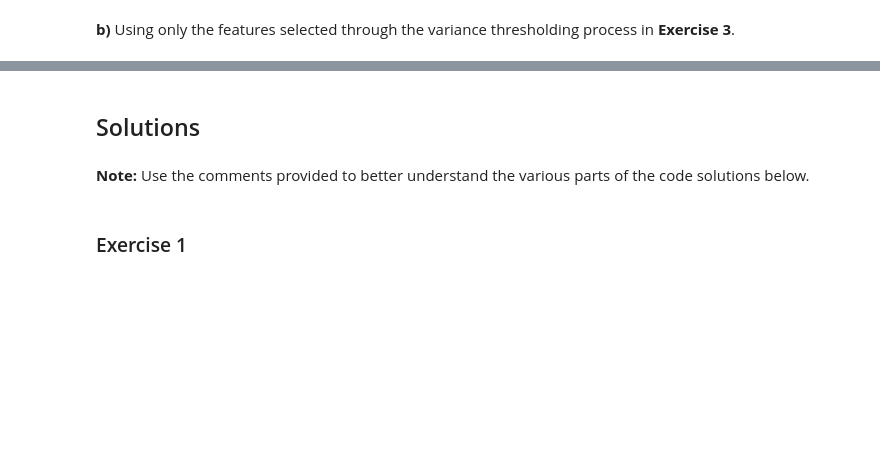
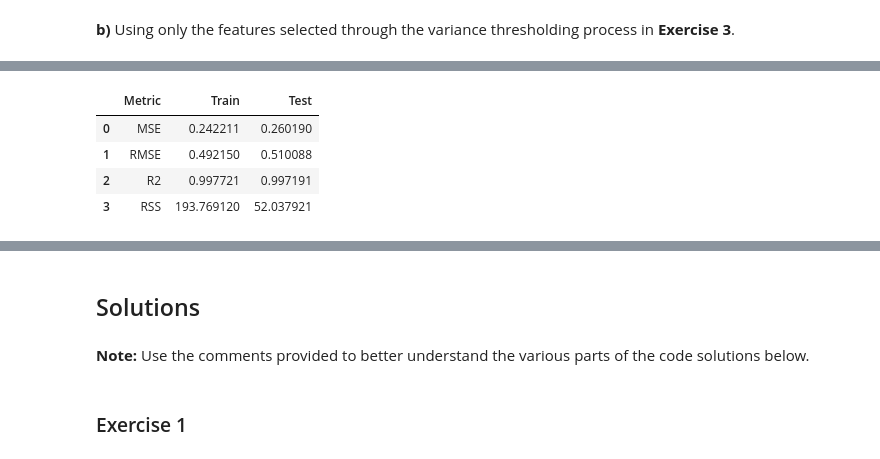
Before and after one commit to ndegwaanth/alX-datascience, a Jupyter notebook: machine_learning/notebooks/week2/Variables_and_variable_selection_exercise.ipynb, the cells around one changed output, grey strips where cells are left out. Drawn from its saved outputs; the diff is of its cells as text; code cells hidden in the pictures; blank space fills up the shorter version.

```diff
--- a/machine_learning/notebooks/week2/Variables_and_variable_selection_exercise.ipynb
+++ b/machine_learning/notebooks/week2/Variables_and_variable_selection_exercise.ipynb
@@ -226,0 +425,4 @@ Train two linear regression models:
+# %%
+# training and testing predictions using the selected features
+y_train_pred_selected = lm_selected.predict(X_train_selected)
+y_test_pred_selected = lm_selected.predict(X_test_selected)
@@ -226,0 +470,15 @@ Train two linear regression models:
+# %%
+# Training and testing metrics comparison for the model with selected features
+metrics_selected_comparison_df = pd.DataFrame({
+    'Metric': ['MSE', 'RMSE', 'R2', 'RSS'],
+    'Train': [train_selected_mse, train_selected_rmse, train_selected_r2, train_selected_rss],
+    'Test': [test_selected_mse, test_selected_rmse, test_selected_r2, test_selected_rss]
+})
+
+metrics_selected_comparison_df
+# %% [output]
+|  | Metric | Train | Test |
+| 0 | MSE | 0.242211 | 0.260190 |
+| 1 | RMSE | 0.492150 | 0.510088 |
+| 2 | R2 | 0.997721 | 0.997191 |
+| 3 | RSS | 193.769120 | 52.037921 |
```
Also changed, not shown: parts of 37 cells of this notebook, 13 other files.
